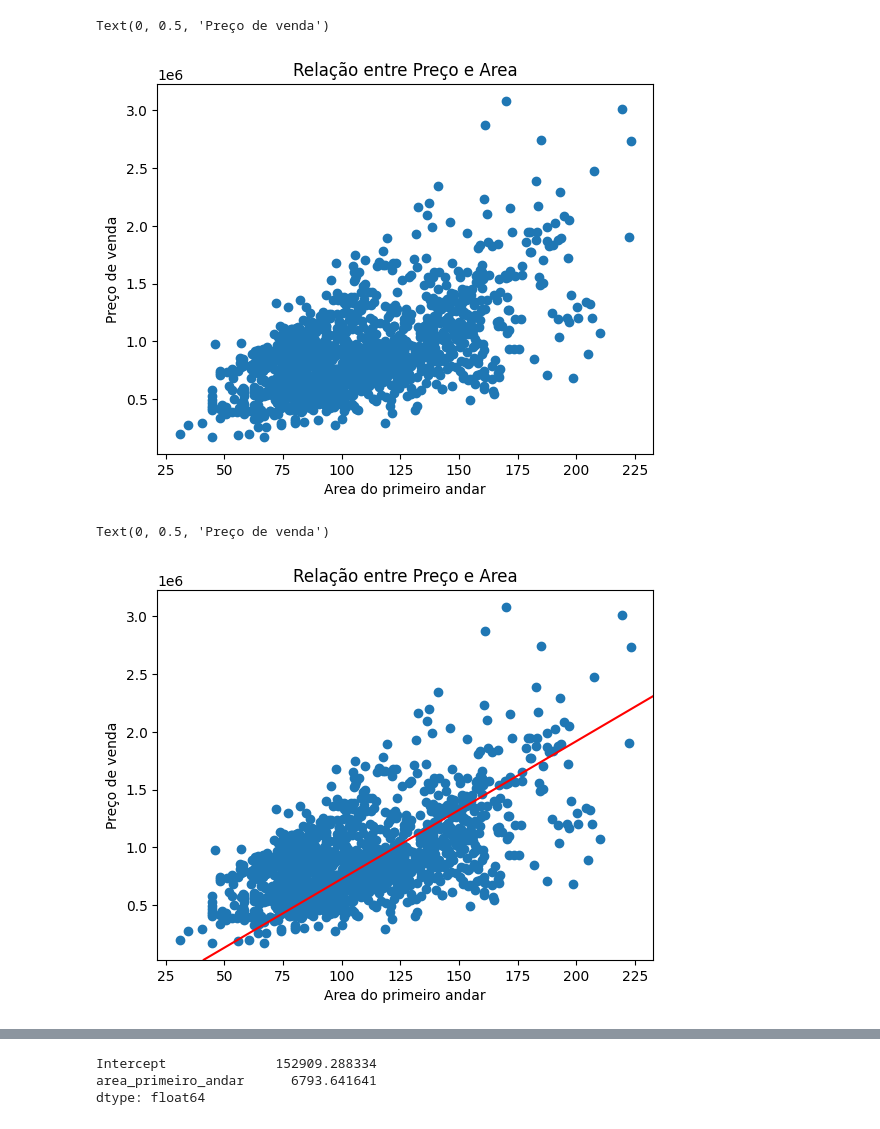
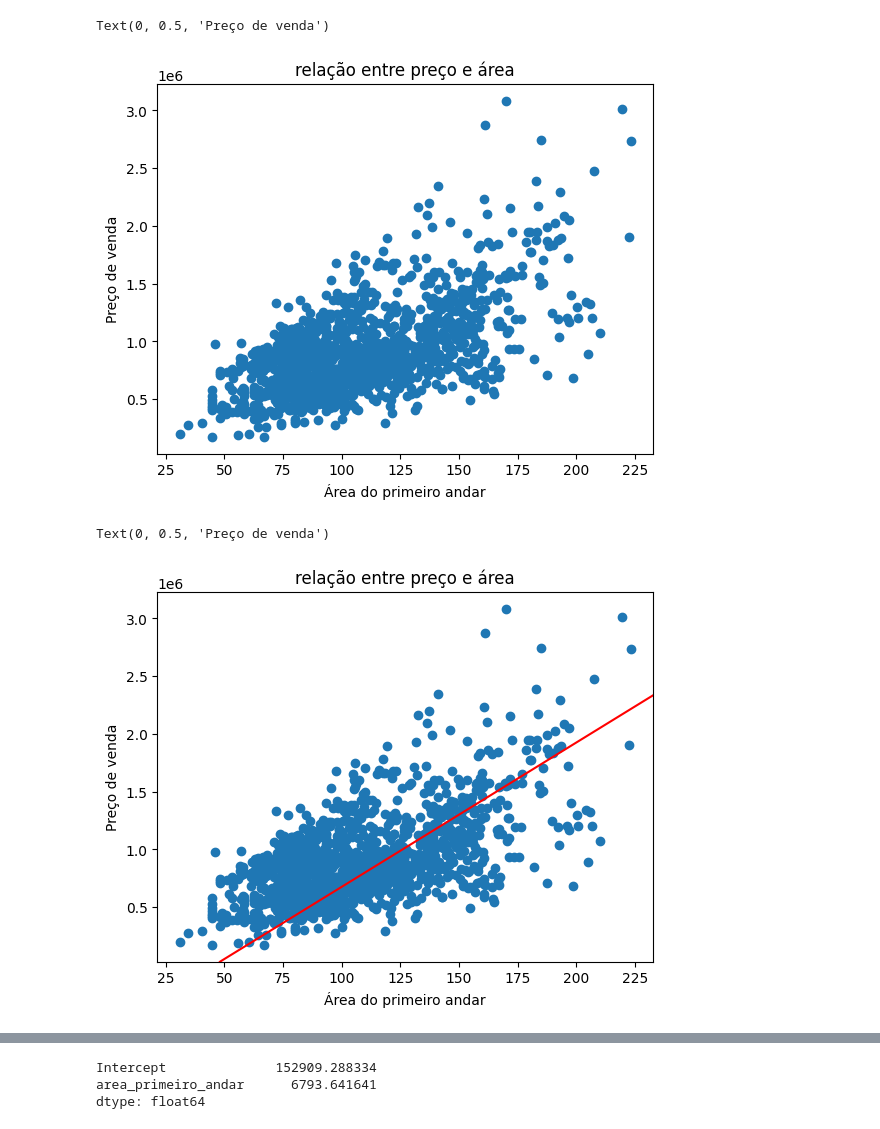
Before and after one commit to leokaos/python, a Jupyter notebook: CURSO REGRESSAO/AULA.ipynb, the cells around one changed output, grey strips where cells are left out. Drawn from its saved outputs; the diff is of its cells as text; code cells hidden in the pictures.

```diff
--- a/CURSO REGRESSAO/AULA.ipynb
+++ b/CURSO REGRESSAO/AULA.ipynb
@@ -29,19 +59,18 @@ import plotly.express as px
 # %%
-# Como é a relação entre área construída e o preço do imóvel?
 plt.scatter(dados['area_primeiro_andar'], dados['preco_de_venda'])
-plt.title("Relação entre Preço e Area")
-plt.xlabel("Area do primeiro andar")
-plt.ylabel("Preço de venda")
+plt.title('relação entre preço e área')
+plt.xlabel('Área do primeiro andar')
+plt.ylabel('Preço de venda')
 # %% [output]
 Text(0, 0.5, 'Preço de venda')
-[figure, old version]
+[figure, new version]
 # %%
 plt.scatter(dados['area_primeiro_andar'], dados['preco_de_venda'])
-plt.axline(xy1=(60, 250000), xy2=(190, 1800000), color = "red")
-plt.title("Relação entre Preço e Area")
-plt.xlabel("Area do primeiro andar")
-plt.ylabel("Preço de venda")
+plt.axline(xy1=(66,250000), xy2=(190, 1800000), color='red')
+plt.title('relação entre preço e área')
+plt.xlabel('Área do primeiro andar')
+plt.ylabel('Preço de venda')
 # %% [output]
 Text(0, 0.5, 'Preço de venda')
-[figure, old version]
+[figure, new version]
 # %%
```
Also changed, not shown: parts of 52 cells of this notebook, 5 other files.
